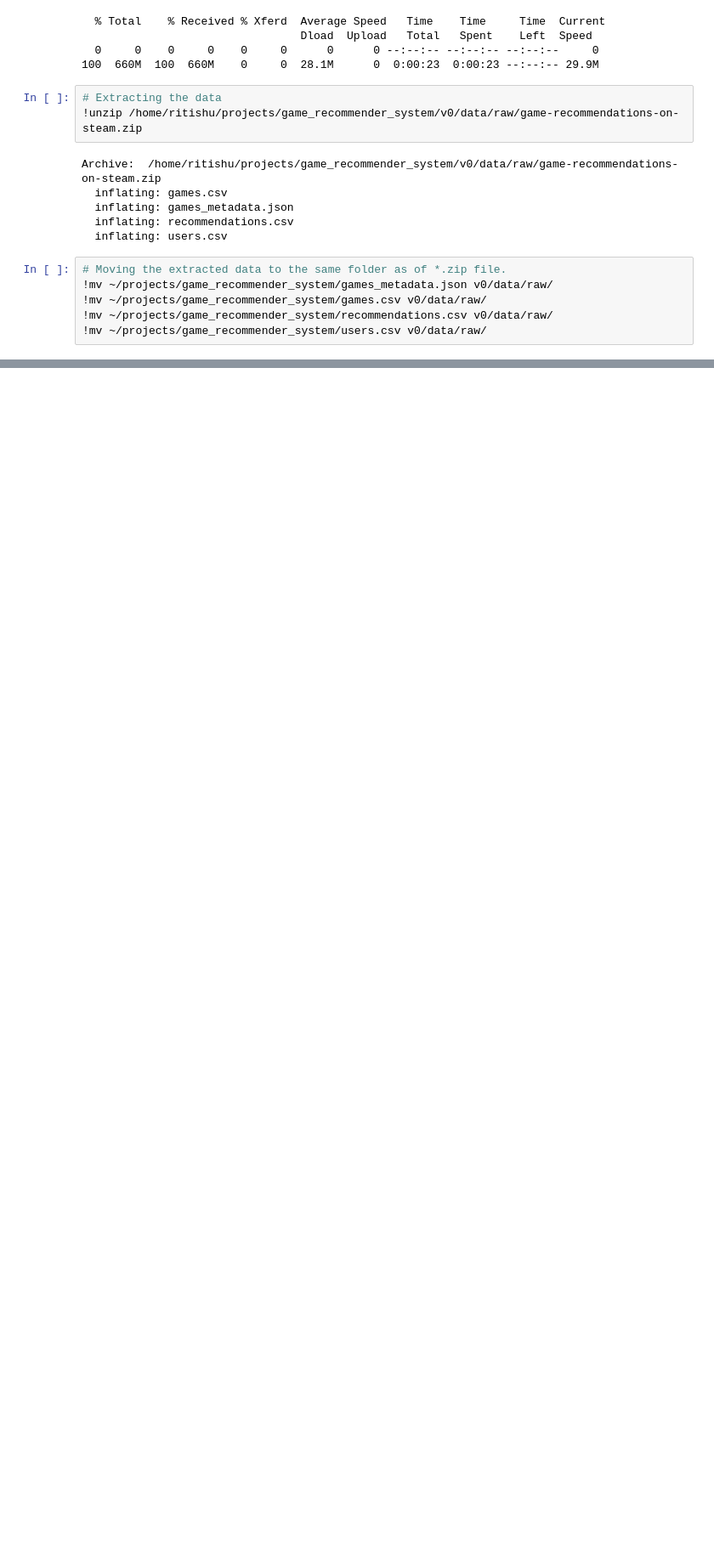
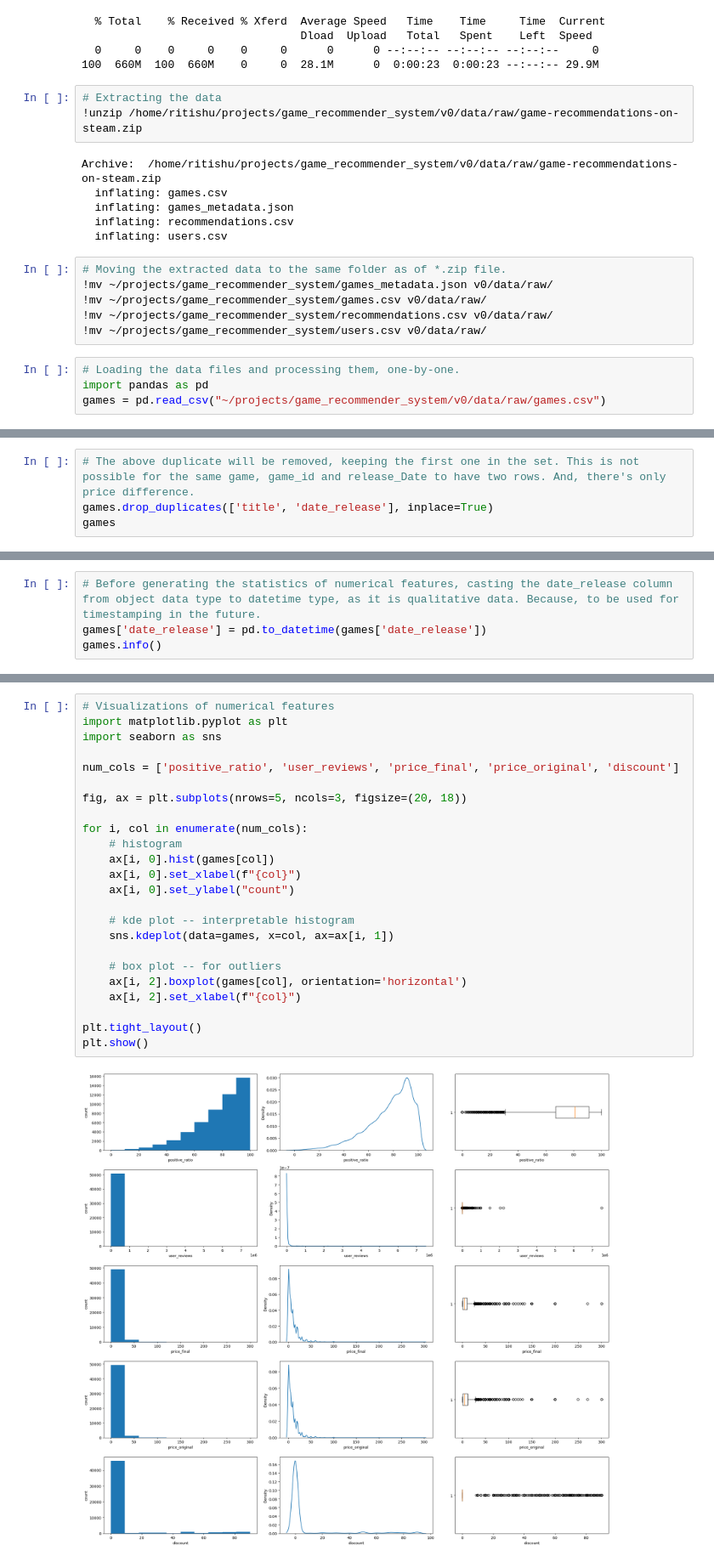
Before and after one commit to Ritish369/game_recommender_system, a Jupyter notebook: v0/notebooks/v0.ipynb, the cells around one changed output, grey strips where cells are left out. Shown at 85% size. Cells and saved outputs as stored; diff of their text form; blank space fills up the shorter version.

Commit message:
games set data processed for v0

```diff
--- a/v0/notebooks/v0.ipynb
+++ b/v0/notebooks/v0.ipynb
@@ -23,3 +23,7 @@ Archive:  /home/ritishu/projects/game_recommender_system/v0/data/raw/game-recomm
 !mv ~/projects/game_recommender_system/games.csv v0/data/raw/
 !mv ~/projects/game_recommender_system/recommendations.csv v0/data/raw/
 !mv ~/projects/game_recommender_system/users.csv v0/data/raw/
+# %%
+# Loading the data files and processing them, one-by-one.
+import pandas as pd
+games = pd.read_csv("~/projects/game_recommender_system/v0/data/raw/games.csv")
@@ -25,0 +154,4 @@ Archive:  /home/ritishu/projects/game_recommender_system/v0/data/raw/game-recomm
+# %%
+# The above duplicate will be removed, keeping the first one in the set. This is not possible for the same game, game_id and release_Date to have two rows. And, there's only price difference.
+games.drop_duplicates(['title', 'date_release'], inplace=True)
+games
@@ -25,0 +172,4 @@ Archive:  /home/ritishu/projects/game_recommender_system/v0/data/raw/game-recomm
+# %%
+# Before generating the statistics of numerical features, casting the date_release column from object data type to datetime type, as it is qualitative data. Because, to be used for timestamping in the future.
+games['date_release'] = pd.to_datetime(games['date_release'])
+games.info()
@@ -25,0 +210,26 @@ Archive:  /home/ritishu/projects/game_recommender_system/v0/data/raw/game-recomm
+# %%
+# Visualizations of numerical features
+import matplotlib.pyplot as plt
+import seaborn as sns
+
+num_cols = ['positive_ratio', 'user_reviews', 'price_final', 'price_original', 'discount']
+
+fig, ax = plt.subplots(nrows=5, ncols=3, figsize=(20, 18))
+
+for i, col in enumerate(num_cols):
+    # histogram
+    ax[i, 0].hist(games[col])
+    ax[i, 0].set_xlabel(f"{col}")
+    ax[i, 0].set_ylabel("count")
+
+    # kde plot -- interpretable histogram
+    sns.kdeplot(data=games, x=col, ax=ax[i, 1])
+
+    # box plot -- for outliers
+    ax[i, 2].boxplot(games[col], orientation='horizontal')
+    ax[i, 2].set_xlabel(f"{col}")
+
+plt.tight_layout()
+plt.show()
+# %% [output]
+[figure, added]
```
Also changed, not shown: parts of 45 cells of this notebook, 1 other file.
